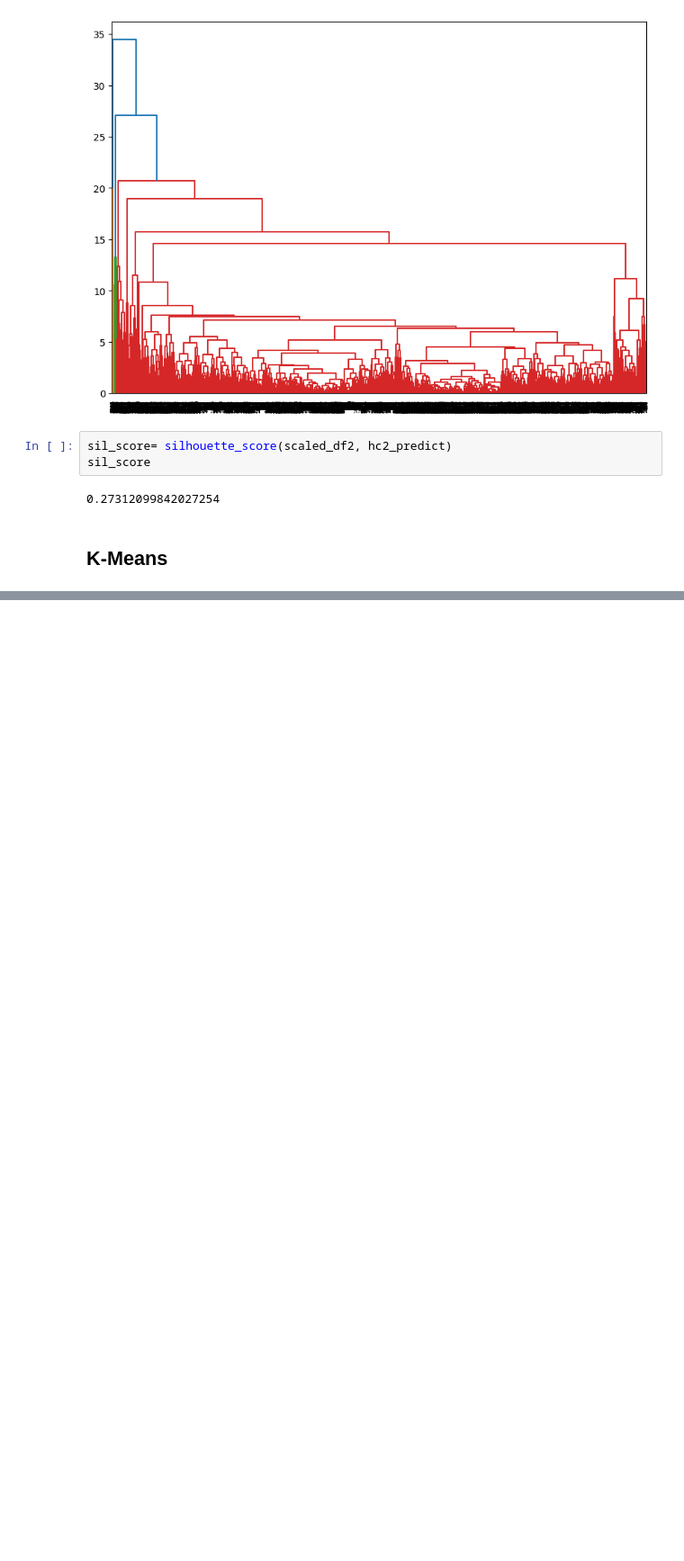
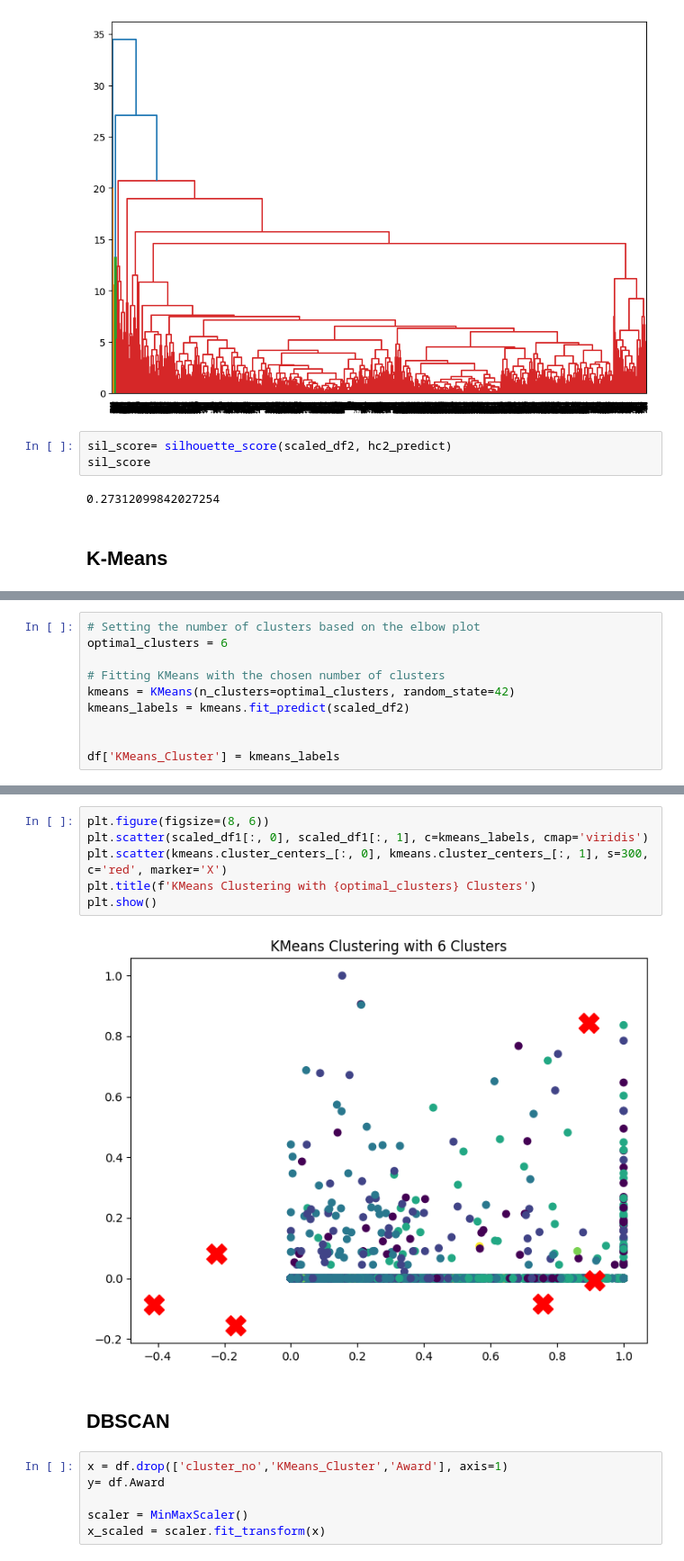
Before and after one commit to ShaikhAriba/Assignments, a Jupyter notebook: Clustering_Analysis_Assignment.ipynb, the cells around one changed output, grey strips where cells are left out. Shown at 90% size. Saved outputs shown, nothing was run; the diff lists cells and outputs as text; blank space fills up the shorter version.

```diff
--- a/Clustering_Analysis_Assignment.ipynb
+++ b/Clustering_Analysis_Assignment.ipynb
@@ -277,0 +341,10 @@ sil_score
+# %%
+# Setting the number of clusters based on the elbow plot
+optimal_clusters = 6
+
+# Fitting KMeans with the chosen number of clusters
+kmeans = KMeans(n_clusters=optimal_clusters, random_state=42)
+kmeans_labels = kmeans.fit_predict(scaled_df2)
+
+
+df['KMeans_Cluster'] = kmeans_labels
@@ -277,0 +358,16 @@ sil_score
+# %%
+plt.figure(figsize=(8, 6))
+plt.scatter(scaled_df1[:, 0], scaled_df1[:, 1], c=kmeans_labels, cmap='viridis')
+plt.scatter(kmeans.cluster_centers_[:, 0], kmeans.cluster_centers_[:, 1], s=300, c='red', marker='X')
+plt.title(f'KMeans Clustering with {optimal_clusters} Clusters')
+plt.show()
+# %% [output]
+[figure, added]
+# %% [markdown]
+## DBSCAN
+# %%
+x = df.drop(['cluster_no','KMeans_Cluster','Award'], axis=1)
+y= df.Award
+
+scaler = MinMaxScaler()
+x_scaled = scaler.fit_transform(x)
```
Also changed, not shown: parts of 13 cells of this notebook.
